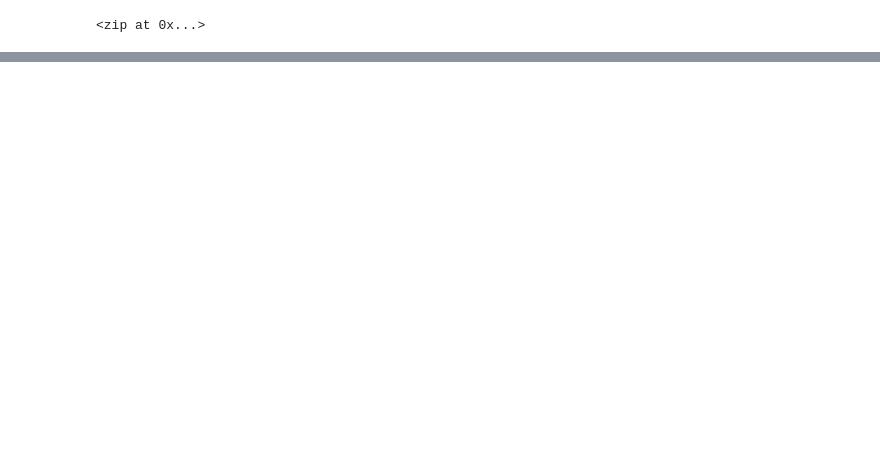
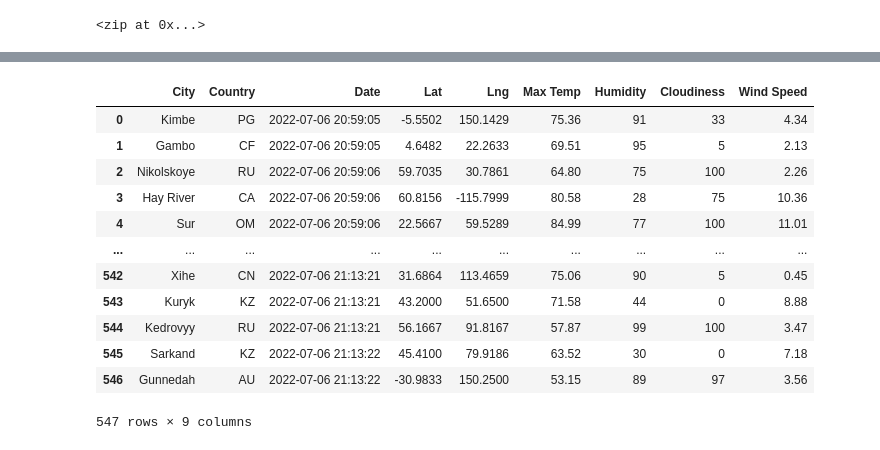
Before and after one commit to caitlinbighem/World_Weather_Analysis, a Jupyter notebook: WeatherPy.ipynb, the cells around one changed output, grey strips where cells are left out. Cells and saved outputs as stored; diff of their text form; code cells hidden in the pictures; blank space fills up the shorter version.

```diff
--- a/WeatherPy.ipynb
+++ b/WeatherPy.ipynb
@@ -55,0 +89,12 @@ len(cities)
+# %%
+# Loop through all the cities in our list.
+for i in range(len(cities)):
+
+    # Group cities in sets of 50 for logging purposes.
+    if (i % 50 == 0 and i >= 50):
+        set_count += 1
+        record_count = 1
+        time.sleep(60)
+
+    # Create endpoint URL with each city.
+    city_url = url + "&q=" + cities[i]
@@ -55,0 +171,4 @@ len(cities)
+# %%
+# Convert the array of dictionaries to a Pandas DataFrame.
+city_data_df = pd.DataFrame(city_data)
+city_data_df.head(10)
@@ -55,0 +187,20 @@ len(cities)
+# %%
+new_column_order = ["City", "Country", "Date", "Lat", "Lng", "Max Temp", "Humidity", "Cloudiness", "Wind Speed"]
+# %%
+city_data_df = city_data_df[new_column_order]
+# %%
+city_data_df
+# %% [output]
+|  | City | Country | Date | Lat | Lng | Max Temp | Humidity | Cloudiness | Wind Speed |
+| 0 | Kimbe | PG | 2022-07-06 20:59:05 | -5.5502 | 150.1429 | 75.36 | 91 | 33 | 4.34 |
+| 1 | Gambo | CF | 2022-07-06 20:59:05 | 4.6482 | 22.2633 | 69.51 | 95 | 5 | 2.13 |
+| 2 | Nikolskoye | RU | 2022-07-06 20:59:06 | 59.7035 | 30.7861 | 64.80 | 75 | 100 | 2.26 |
+| 3 | Hay River | CA | 2022-07-06 20:59:06 | 60.8156 | -115.7999 | 80.58 | 28 | 75 | 10.36 |
+| 4 | Sur | OM | 2022-07-06 20:59:06 | 22.5667 | 59.5289 | 84.99 | 77 | 100 | 11.01 |
+| ... | ... | ... | ... | ... | ... | ... | ... | ... | ... |
+| 542 | Xihe | CN | 2022-07-06 21:13:21 | 31.6864 | 113.4659 | 75.06 | 90 | 5 | 0.45 |
+| 543 | Kuryk | KZ | 2022-07-06 21:13:21 | 43.2000 | 51.6500 | 71.58 | 44 | 0 | 8.88 |
+| 544 | Kedrovyy | RU | 2022-07-06 21:13:21 | 56.1667 | 91.8167 | 57.87 | 99 | 100 | 3.47 |
+| 545 | Sarkand | KZ | 2022-07-06 21:13:22 | 45.4100 | 79.9186 | 63.52 | 30 | 0 | 7.18 |
+| 546 | Gunnedah | AU | 2022-07-06 21:13:22 | -30.9833 | 150.2500 | 53.15 | 89 | 97 | 3.56 |
+547 rows × 9 columns
```
Also changed, not shown: parts of 10 cells of this notebook, 4 other files.
